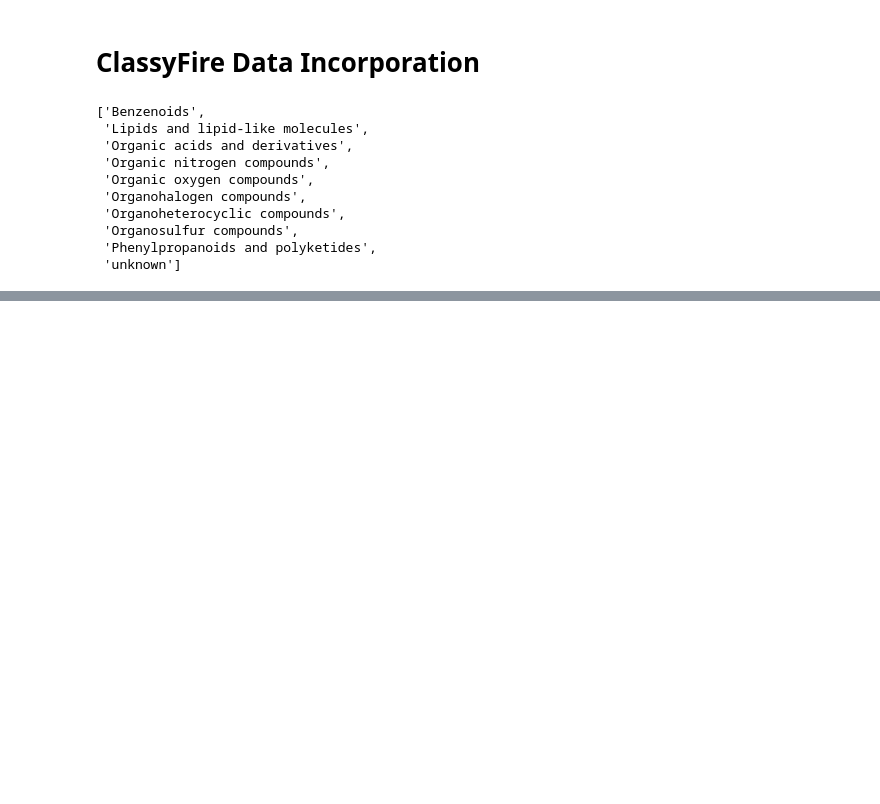
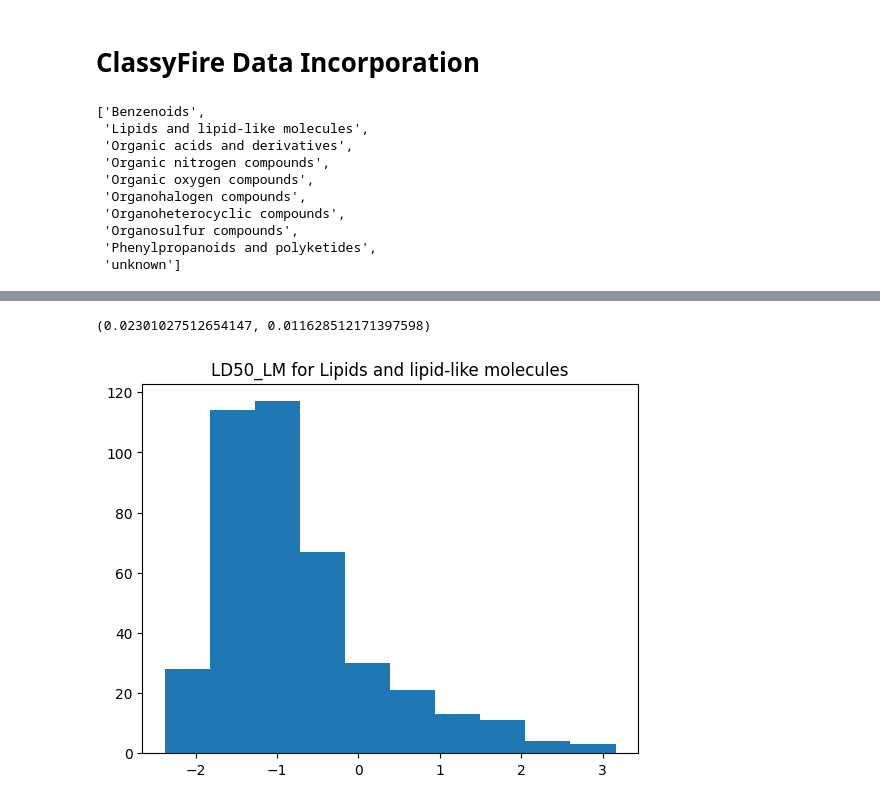
Before and after one commit to patlewig/genra-hybrid, a Jupyter notebook: notebooks/04-ajl-data_collection_LD50.ipynb, the cells around one changed output, grey strips where cells are left out. Saved outputs shown, nothing was run; the diff lists cells and outputs as text; code cells hidden in the pictures; blank space fills up the shorter version.

```diff
--- a/notebooks/04-ajl-data_collection_LD50.ipynb
+++ b/notebooks/04-ajl-data_collection_LD50.ipynb
@@ -543,7 +543,8 @@ testable
  'unknown']
 # %%
 #Save our data with ClassyFire information (or pull it back out)
-data = pd.read_csv(f"../src/data/{main_endpoint}_pre-grid-search2.csv")
+import pandas as pd
+data = pd.read_csv(f"../src/data/LD50_pre-grid-search2.csv")
 # %%
 from numpy import sqrt
 
@@ -736,0 +844,12 @@ class_results.to_csv("class_test_comparisons2.csv")
+# %%
+#Average performance improvement of morgan over optimum, morgan over best_in_class
+(class_results['morgan_r2'][morgan_view.index]-class_results['optimum_r2'][morgan_view.index]).mean(), (class_results['morgan_r2'][morgan_view.index]-class_results['best_in_class_r2'][morgan_view.index]).mean()
+# %% [output]
+(0.02301027512654147, 0.011628512171397598)
+# %%
+import matplotlib.pyplot as plt
+plt.hist(data.loc[data['superclass'] == 'Lipids and lipid-like molecules']['LD50_LM'])
+plt.title('LD50_LM for Lipids and lipid-like molecules')
+plt.show()
+# %% [output]
+[figure, added]
```
Also changed, not shown: parts of 16 cells of this notebook.
